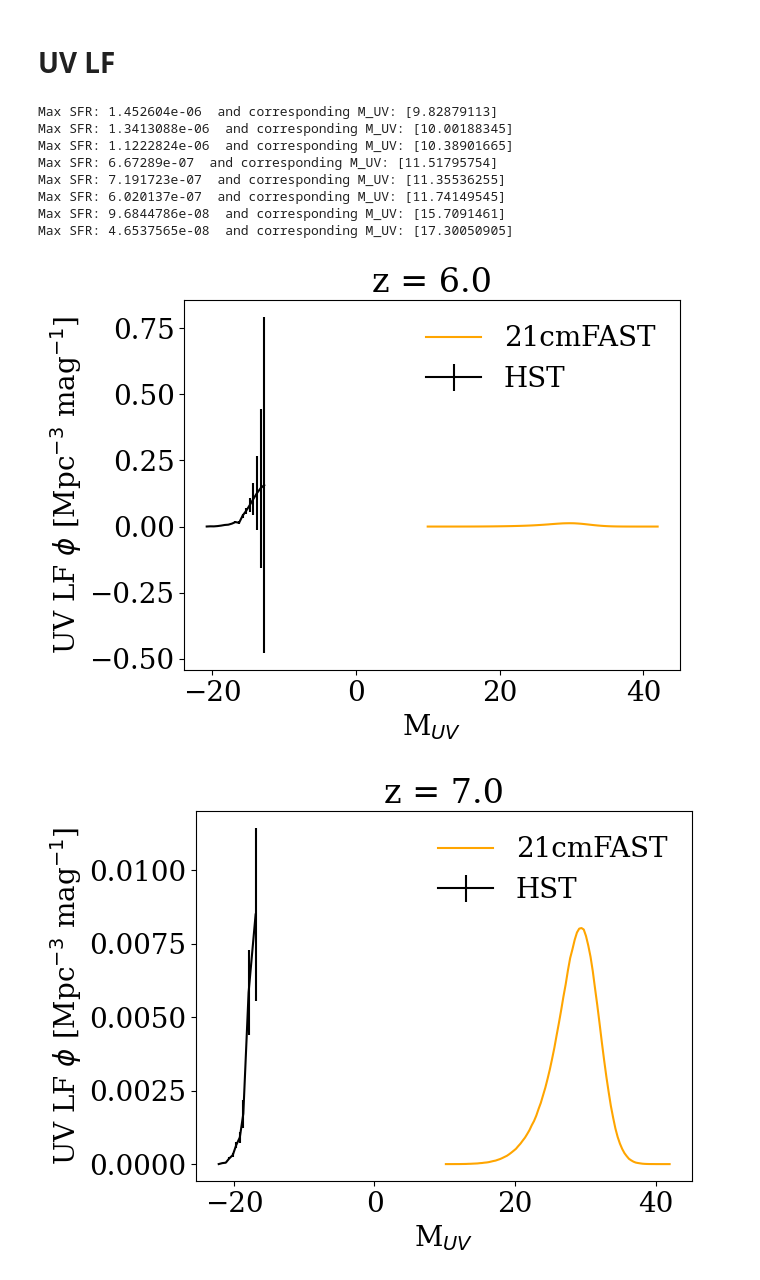
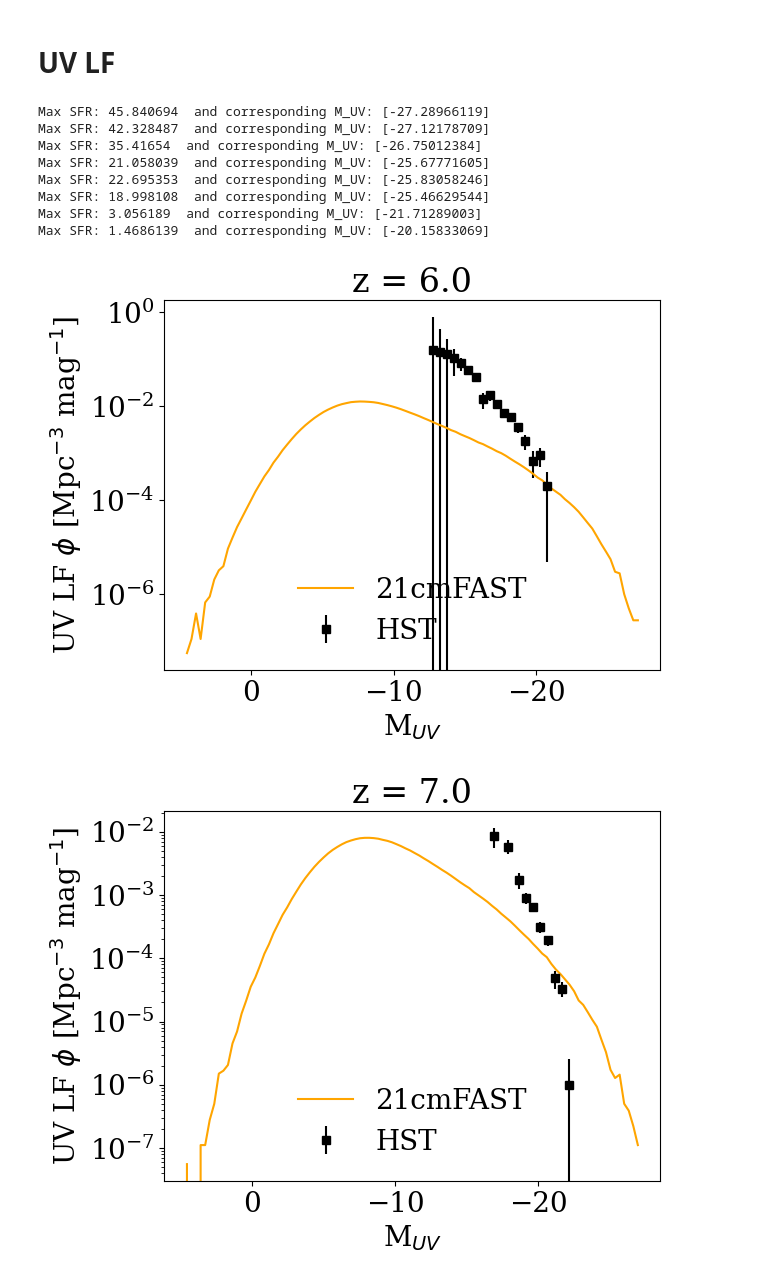
Before and after one commit to 21cmfast/EOS25, a Jupyter notebook: Plotting/test_astro.ipynb, the cells around one changed output. Cells and saved outputs as stored; diff of their text form; code cells hidden in the pictures.

```diff
--- a/Plotting/test_astro.ipynb
+++ b/Plotting/test_astro.ipynb
@@ -141,7 +141,6 @@ plt.show()
 # %%
 def get_halo_catalog_from_PHF(redshift, runcache, match_z_within=0.01):
     """
-    Get halo catalog from the PerturbHaloField output at a given redshift.
     """
     phf = runcache.get_output_struct_at_z(
             kind="PerturbHaloField",
@@ -186,16 +185,19 @@ def Luv2Muv(Luv):
 
 def get_uvlf(redshift, halo_catalog, inputs, bins=100, Luv_over_SFR=1.0 / 1.15 / 1e-28, components="both"):
     """
-    halo_catalog has keys ['halo_mass', 'halo_stars', 'halo_sfr', 'halo_xray',
+    halo_catalog has keys ['halo_mass', 'halo_stars', 'halo_sfr [Msun/s]', 'halo_xray',
                            'n_ion', 'halo_wsfr', 'halo_stars_mini', 'halo_sfr_mini',
                            'mturn_a', 'mturn_m', 'mturn_r', 'metallicity']
 
     Luv_over_SFR default 1.0 / 1.15 / 1e-28 [M_solar yr^{-1} / (erg s^-1 Hz^-1)], G. Sun and S. R. Furlanetto (2016) MNRAS, 417, 33)
     """
+    seconds_per_year = un.yr.to(un.s)
+
     if "halo_sfr_mini" in halo_catalog.keys() and components == "both":
         sfrs = halo_catalog["halo_sfr"] + halo_catalog["halo_sfr_mini"]
     else:
         sfrs = halo_catalog["halo_sfr"]
+    sfrs = sfrs * seconds_per_year
     print("Max SFR:", np.max(sfrs), " and corresponding M_UV:", Luv2Muv([np.max(sfrs)]*Luv_over_SFR([np.max(sfrs)])))
     if callable(Luv_over_SFR):
         Luv_over_SFR = Luv_over_SFR(sfrs)
@@ -229,46 +231,49 @@ for redshift in uvlf_redshifts:
     halo_catalog = get_halo_catalog_from_PHF(redshift, runcache, match_z_within=0.1)
     uvlfs[str(redshift)] = get_uvlf(redshift, halo_catalog, inputs, bins=100, Luv_over_SFR=SFR2Luv)
 # %% [output]
-Max SFR: 1.452604e-06  and corresponding M_UV: [9.82879113]
-Max SFR: 1.3413088e-06  and corresponding M_UV: [10.00188345]
-Max SFR: 1.1222824e-06  and corresponding M_UV: [10.38901665]
-Max SFR: 6.67289e-07  and corresponding M_UV: [11.51795754]
-Max SFR: 7.191723e-07  and corresponding M_UV: [11.35536255]
-Max SFR: 6.020137e-07  and corresponding M_UV: [11.74149545]
-Max SFR: 9.6844786e-08  and corresponding M_UV: [15.7091461]
-Max SFR: 4.6537565e-08  and corresponding M_UV: [17.30050905]
+Max SFR: 45.840694  and corresponding M_UV: [-27.28966119]
+Max SFR: 42.328487  and corresponding M_UV: [-27.12178709]
+Max SFR: 35.41654  and corresponding M_UV: [-26.75012384]
+Max SFR: 21.058039  and corresponding M_UV: [-25.67771605]
+Max SFR: 22.695353  and corresponding M_UV: [-25.83058246]
+Max SFR: 18.998108  and corresponding M_UV: [-25.46629544]
+Max SFR: 3.056189  and corresponding M_UV: [-21.71289003]
+Max SFR: 1.4686139  and corresponding M_UV: [-20.15833069]
 # %%
 data_path = "/home/dbreitman/jeanzay/21CMMC_old/src/py21cmmc/data/"
 for redshift in uvlf_redshifts:
     try:
         if redshift <= 11.:
             zstr = str(int(redshift))
         else:
             zstr = str(int(np.floor(redshift))) + "pt5"
         Donnan_Muv = np.load(data_path+"Donnan24_LF_lfuncs_z"+zstr+".npz", allow_pickle=True)["Muv"]
         Donnan_LF = np.load(data_path+"Donnan24_LF_lfuncs_z"+zstr+".npz", allow_pickle=True)["lfunc"]
         Donnan_sigma = np.load(data_path+"Donnan24_LF_sigmas_z"+zstr+".npz", allow_pickle=True)["sigma"]
     except:
         Donnan_Muv = Donnan_LF = Donnan_sigma = None
 
     try:
         zstr = str(int(redshift))
         Bouwens_Muv = np.load(data_path+"LF_lfuncs_z"+zstr+".npz", allow_pickle=True)["Muv"]
         Bouwens_LF = np.load(data_path+"LF_lfuncs_z"+zstr+".npz", allow_pickle=True)["lfunc"]
         Bouwens_sigma = np.load(data_path+"LF_sigmas_z"+zstr+".npz", allow_pickle=True)["sigma"]
     except:
         Bouwens_Muv = Bouwens_LF = Bouwens_sigma = None
 
     if Bouwens_Muv is not None:
-        plt.errorbar(Bouwens_Muv, Bouwens_LF, yerr = Bouwens_sigma, color = "k", label = "HST")
+        plt.errorbar(Bouwens_Muv, Bouwens_LF, yerr = Bouwens_sigma, color = "k", label = "HST", ls = "none", marker = "s")
     if Donnan_Muv is not None:
-        plt.errorbar(Donnan_Muv, Donnan_LF, yerr = Donnan_sigma, color = "r", label = "JWST")
+        plt.errorbar(Donnan_Muv, Donnan_LF, yerr = Donnan_sigma, color = "r", label = "JWST", ls = "none", marker = "s")
     plt.plot(uvlfs[str(redshift)]["M_uv"], uvlfs[str(redshift)]["lfunc"], color = "orange", label = "21cmFAST")
     plt.xlabel(r"M$_{UV}$")
     plt.ylabel(r"UV LF $\phi$ [Mpc$^{-3}$ mag$^{-1}$]")
+    ax = plt.gca()
+    ax.xaxis.set_inverted(True)
+    plt.yscale("log")
     plt.legend(frameon=False)
     plt.title("z = " + str(redshift))
     plt.show()
 # %% [output]
-[figure, old version]
+[figure, new version]
-[figure, old version]
+[figure, new version]
```
Also changed, not shown: parts of 3 cells of this notebook.
